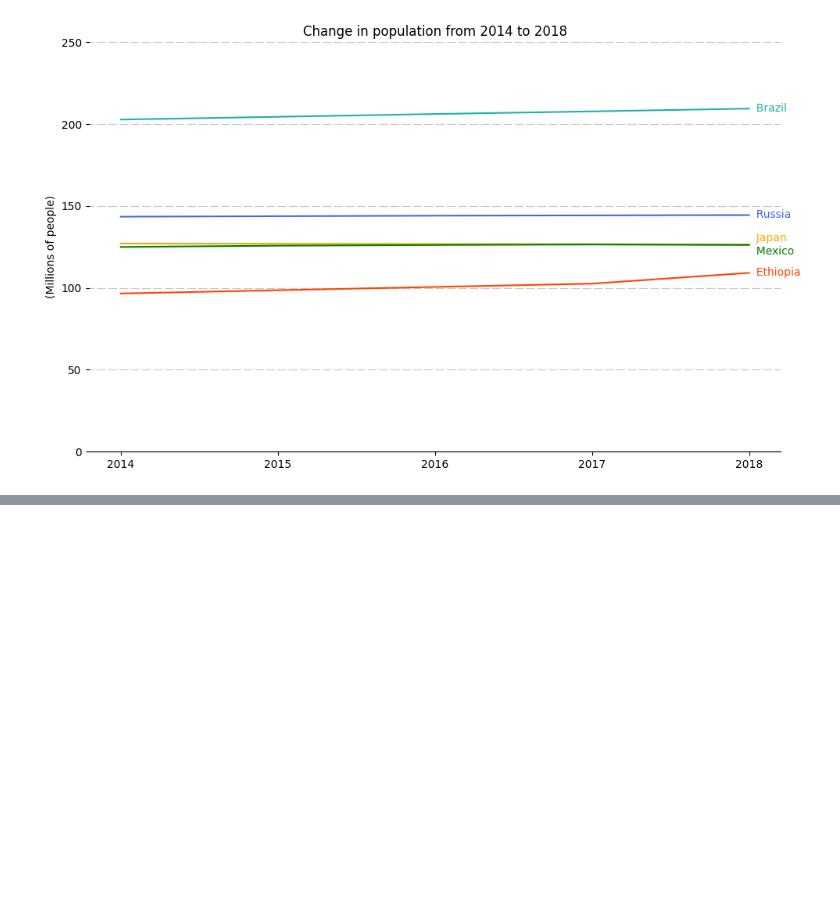
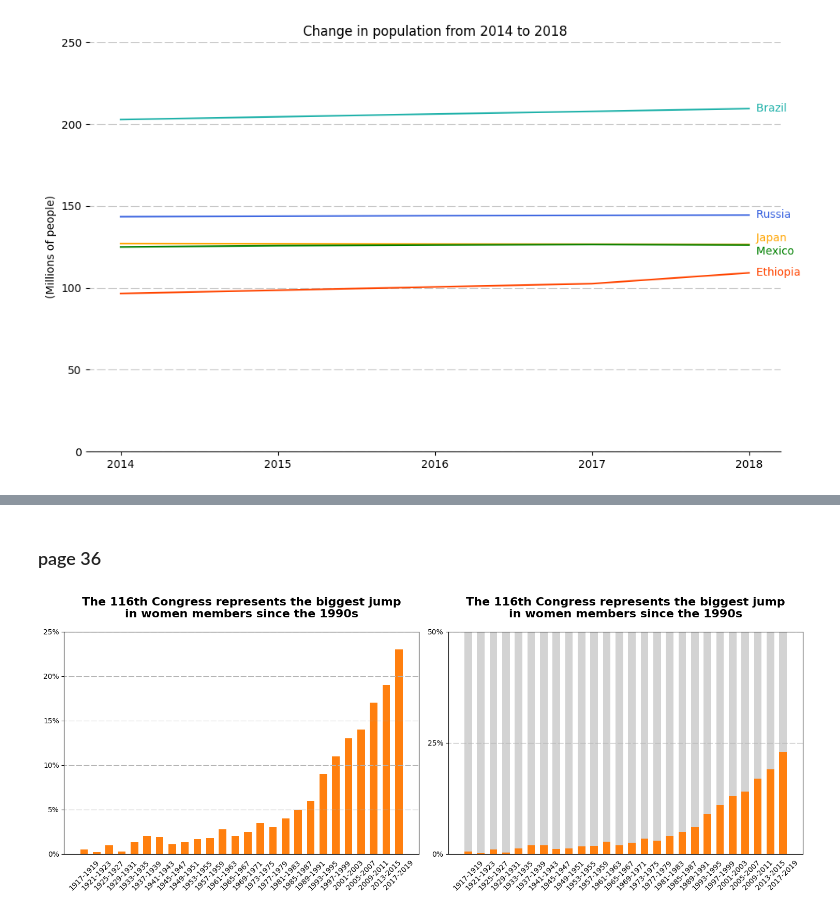
Before and after one commit to Aashish-Raghav/Data-Visualization---Multiple-Plots, a Jupyter notebook: IIT2022010.ipynb, the cells around one changed output, grey strips where cells are left out. Drawn from its saved outputs; the diff is of its cells as text; code cells hidden in the pictures; blank space fills up the shorter version.

```diff
--- a/IIT2022010.ipynb
+++ b/IIT2022010.ipynb
@@ -905,0 +1117,34 @@ plt.show()
+# %% [markdown]
+### page 36
+# %%
+# Read the CSV file
+df = pd.read_csv('/content/congress_women_members.csv')
+df['full_percentage'] = df['Percentage']-df['Percentage'] + 50
+# Create the figure and axes for the two subplots
+fig, (ax1, ax2) = plt.subplots(1, 2, figsize=(15, 6))
+
+# Plot the first graph (left)
+ax1.bar(df['Year'], df['Percentage'], color='tab:orange',width=0.6)
+ax1.set_title('The 116th Congress represents the biggest jump\nin women members since the 1990s',pad=20,fontweight='bold',fontsize=16)
+ax1.set_ylim(0, 25)  # Set y-axis limit to 25%
+ax1.set_yticks([0, 5, 10, 15, 20, 25])  # Set y-axis ticks
+ax1.set_yticklabels(['0%', '5%', '10%', '15%', '20%', '25%'])  # Set y-axis tick labels
+ax1.tick_params(axis='x', rotation=45,bottom=False)  # Rotate x-axis labels
+ax1.grid(axis='y',linestyle=custom_linestyle)
+
+# Plot the second graph (right)
+
+ax2.bar(df['Year'], df['Percentage'], color='tab:orange',width=0.6,zorder=3)
+ax2.bar(df['Year'],df['full_percentage'],color='lightgray',width=0.6,zorder=0)
+ax2.set_title('The 116th Congress represents the biggest jump\nin women members since the 1990s',pad=20,fontsize=16,fontweight='bold')
+ax2.set_ylim(0, 50)  # Set y-axis limit to 50%
+ax2.set_yticks([0, 25, 50])  # Set y-axis ticks
+ax2.set_yticklabels(['0%', '25%', '50%'])  # Set y-axis tick labels
+ax2.tick_params(axis='x', rotation=45,bottom=False)  # Rotate x-axis labels
+ax2.grid(axis='y',linestyle=custom_linestyle)
+
+# Show the plot
+plt.tight_layout()
+plt.show()
+# %% [output]
+[figure, added]
```
Also changed, not shown: parts of 9 cells of this notebook, 3 other files.
